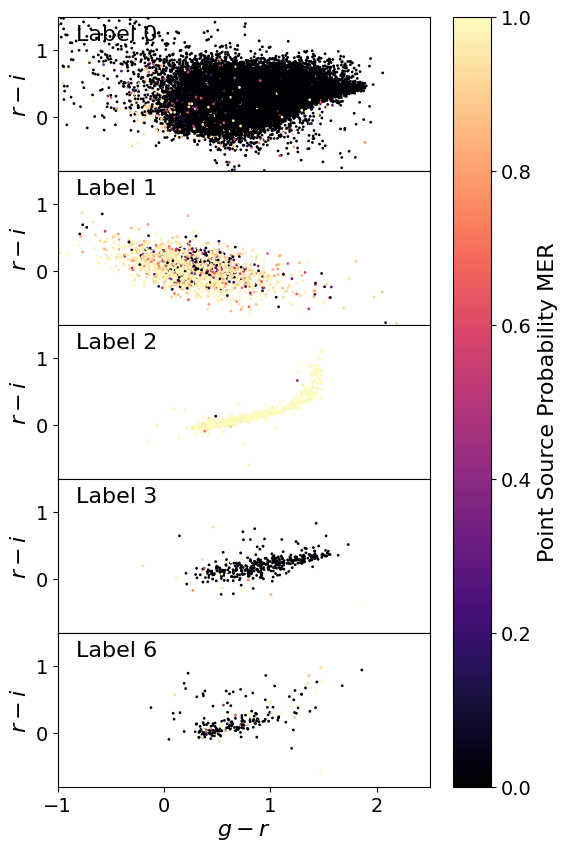
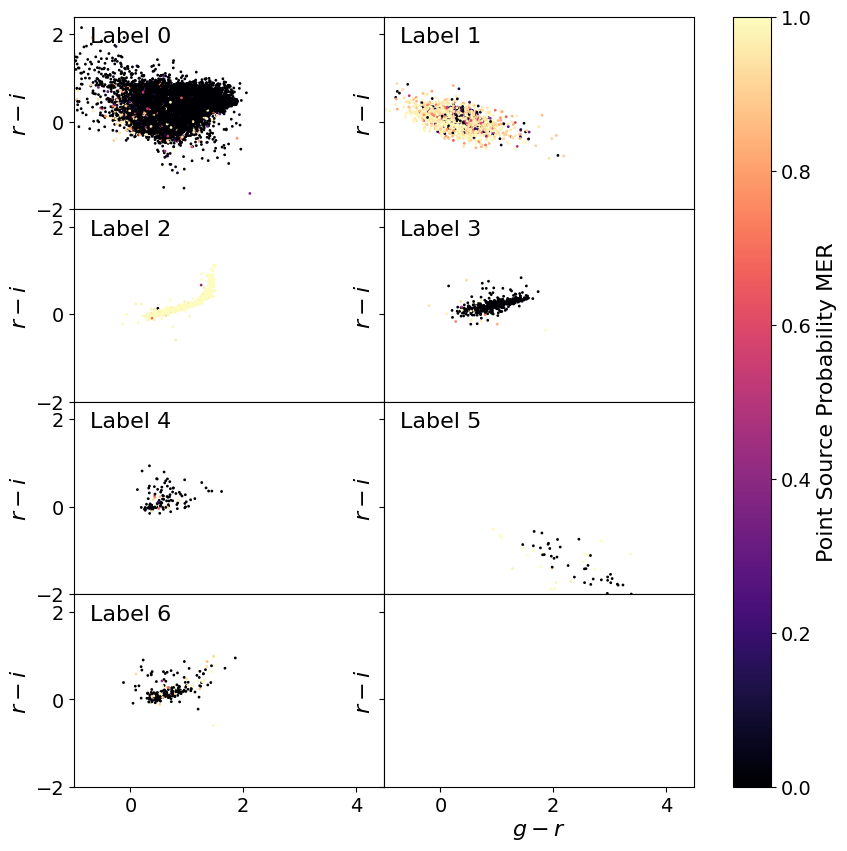
Code edit (unified diff) that turned the first committed figure into the second:
--- before
+++ after
@@ -3,9 +3,9 @@
 y_color = 'CFIS-R-PANSTARRS-I_1FWHM'
 
-fig, axes = plt.subplots(5,1, sharey=True, sharex=True, figsize=(6,10), gridspec_kw={'wspace': 0, 'hspace': 0})
-
-x_min, x_max = -1, 2.5
-y_min, y_max = -0.8, 1.5
-for i, label in enumerate([0, 1, 2, 3, 6]):
+fig, axes = plt.subplots(4,2, sharey=True, sharex=True, figsize=(10,10), gridspec_kw={'wspace': 0, 'hspace': 0})
+axes = axes.flatten()
+x_min, x_max = -1, 4.5
+y_min, y_max = -2, 2.4
+for i, label in enumerate(range(7)):
     mask = labels == label
     sc1  = axes[i].scatter(
@@ -30,5 +30,5 @@
 axes[-1].set_xlabel(r"$g-r$")
 fig.colorbar(sc1, ax=axes, label="Point Source Probability MER")
-# plt.savefig('../../results/figures/analysis/color_color_galaxy_north.pdf', bbox_inches="tight", pad_inches=0)
-# plt.savefig('../../results/figures/analysis/color_color_galaxy_north.jpg', bbox_inches="tight", pad_inches=0)
+plt.savefig('../../results/figures/analysis/color_color_galaxy_north.pdf', bbox_inches="tight", pad_inches=0)
+plt.savefig('../../results/figures/analysis/color_color_galaxy_north.jpg', bbox_inches="tight", pad_inches=0)
 plt.show()

Commit: Made the figure for the blended objects